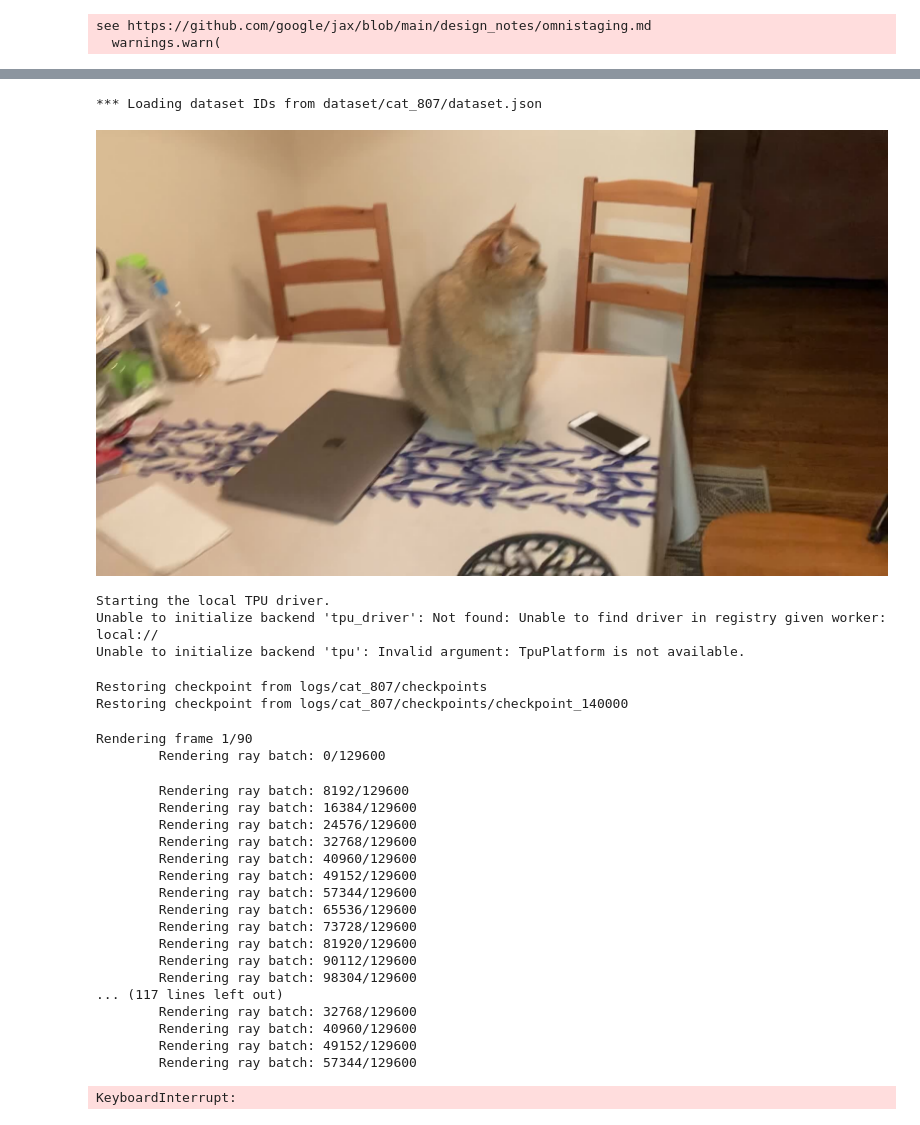
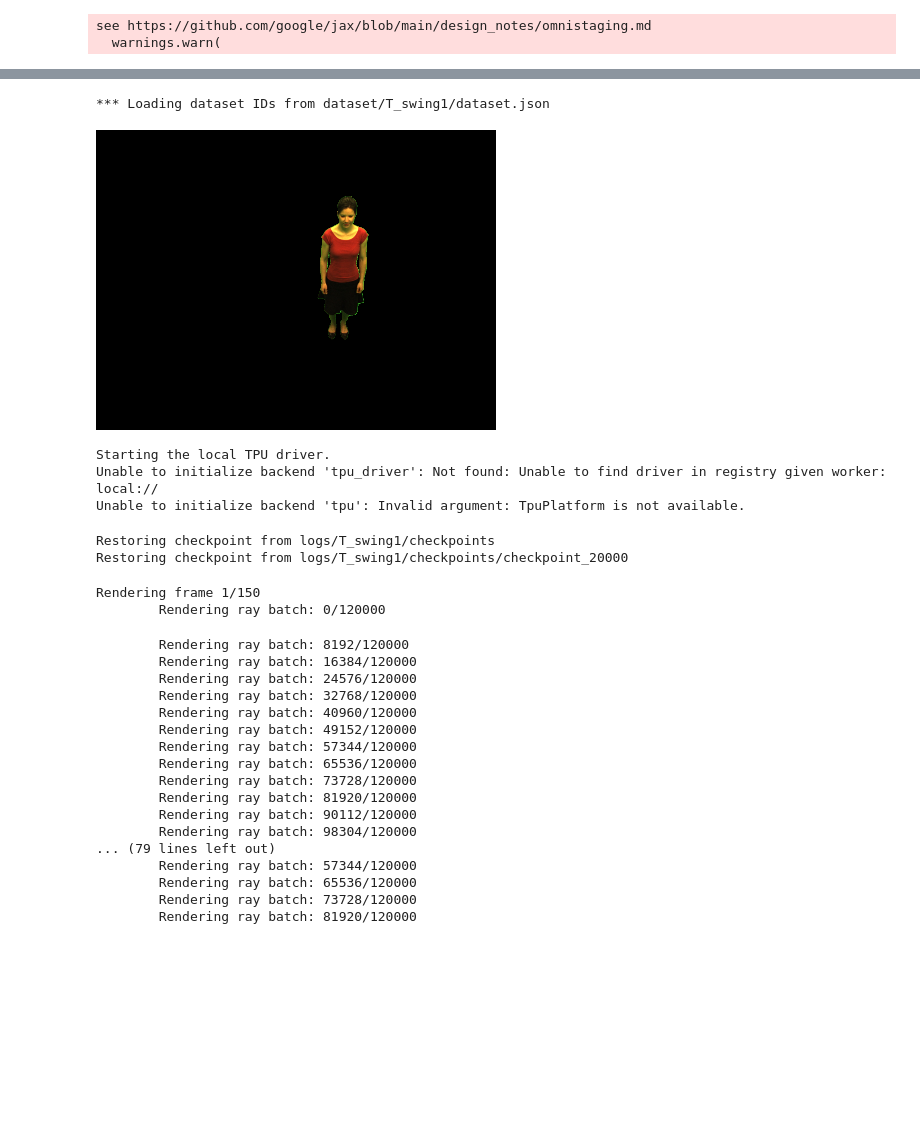
Before and after one commit to facebookresearch/banmo, a Jupyter notebook: third_party/nerfies-0.1/notebooks/Nerfies_Render_Video.ipynb, the cells around one changed output, grey strips where cells are left out. Saved outputs shown, nothing was run; the diff lists cells and outputs as text; code cells hidden in the pictures; blank space fills up the shorter version.

```diff
--- a/third_party/nerfies-0.1/notebooks/Nerfies_Render_Video.ipynb
+++ b/third_party/nerfies-0.1/notebooks/Nerfies_Render_Video.ipynb
@@ -98,7 +98,7 @@ from IPython.display import display, Markdown
 
 from nerfies import configs
 
-seqname='cat_807'
+seqname='T_swing1'
 # @markdown The working directory where the trained model is.
 train_dir = './logs/%s/'%(seqname)  # @param {type: "string"}
 # @markdown The directory to the dataset capture.
@@ -191,28 +191,28 @@ Saving config to logs/cat_807/config.gin
 # %%
 # @title Create datasource and show an example.
 
 from nerfies import datasets
 from nerfies import image_utils
 
 datasource_spec = exp_config.datasource_spec
 if datasource_spec is None:
     datasource_spec = {
         'type': exp_config.datasource_type,
         'data_dir': data_dir,
     }
 datasource = datasets.from_config(
   datasource_spec,
-  #image_scale=exp_config.image_scale,
-  image_scale=1,
+  image_scale=exp_config.image_scale,
+  #image_scale=1,
   use_appearance_id=model_config.use_appearance_metadata,
   use_camera_id=model_config.use_camera_metadata,
   use_warp_id=model_config.use_warp,
   random_seed=exp_config.random_seed)
 
 show_image(datasource.load_rgb(datasource.train_ids[0]))
 # %% [output]
-*** Loading dataset IDs from dataset/cat_807/dataset.json
+*** Loading dataset IDs from dataset/T_swing1/dataset.json
-[figure, old version]
+[figure, new version]
 # %%
 # @title Initialize model
 # @markdown Defines the model and initializes its parameters.
@@ -266,8 +266,8 @@ del params
 Starting the local TPU driver.
 Unable to initialize backend 'tpu_driver': Not found: Unable to find driver in registry given worker: local://
 Unable to initialize backend 'tpu': Invalid argument: TpuPlatform is not available.
-Restoring checkpoint from logs/cat_807/checkpoints
-Restoring checkpoint from logs/cat_807/checkpoints/checkpoint_140000
+Restoring checkpoint from logs/T_swing1/checkpoints
+Restoring checkpoint from logs/T_swing1/checkpoints/checkpoint_20000
 # %%
 # @title Define pmapped render function.
 
@@ -336,26 +336,25 @@ for i in range(len(test_cameras)):
   pred_depth_viz = viz.colorize(pred_depth.squeeze(), cmin=datasource.near, cmax=datasource.far, invert=True)
   ##break
 # %% [output]
-Rendering frame 1/90
-        Rendering ray batch: 0/129600
+Rendering frame 1/150
+        Rendering ray batch: 0/120000
-        Rendering ray batch: 8192/129600
-        Rendering ray batch: 16384/129600
-        Rendering ray batch: 24576/129600
-        Rendering ray batch: 32768/129600
-        Rendering ray batch: 40960/129600
-        Rendering ray batch: 49152/129600
-        Rendering ray batch: 57344/129600
-        Rendering ray batch: 65536/129600
-        Rendering ray batch: 73728/129600
-        Rendering ray batch: 81920/129600
-        Rendering ray batch: 90112/129600
-        Rendering ray batch: 98304/129600
-... (117 lines left out)
-        Rendering ray batch: 32768/129600
-        Rendering ray batch: 40960/129600
-        Rendering ray batch: 49152/129600
-        Rendering ray batch: 57344/129600
+        Rendering ray batch: 8192/120000
+        Rendering ray batch: 16384/120000
+        Rendering ray batch: 24576/120000
+        Rendering ray batch: 32768/120000
+        Rendering ray batch: 40960/120000
+        Rendering ray batch: 49152/120000
+        Rendering ray batch: 57344/120000
+        Rendering ray batch: 65536/120000
+        Rendering ray batch: 73728/120000
+        Rendering ray batch: 81920/120000
+        Rendering ray batch: 90112/120000
+        Rendering ray batch: 98304/120000
+... (79 lines left out)
+        Rendering ray batch: 57344/120000
+        Rendering ray batch: 65536/120000
+        Rendering ray batch: 73728/120000
+        Rendering ray batch: 81920/120000
-KeyboardInterrupt:
 # %%
 show_image(np.array(pred_depth[:,:,0]))
 show_image(np.array(pred_color))
```
Also changed, not shown: parts of 4 cells of this notebook, 9 other files.
